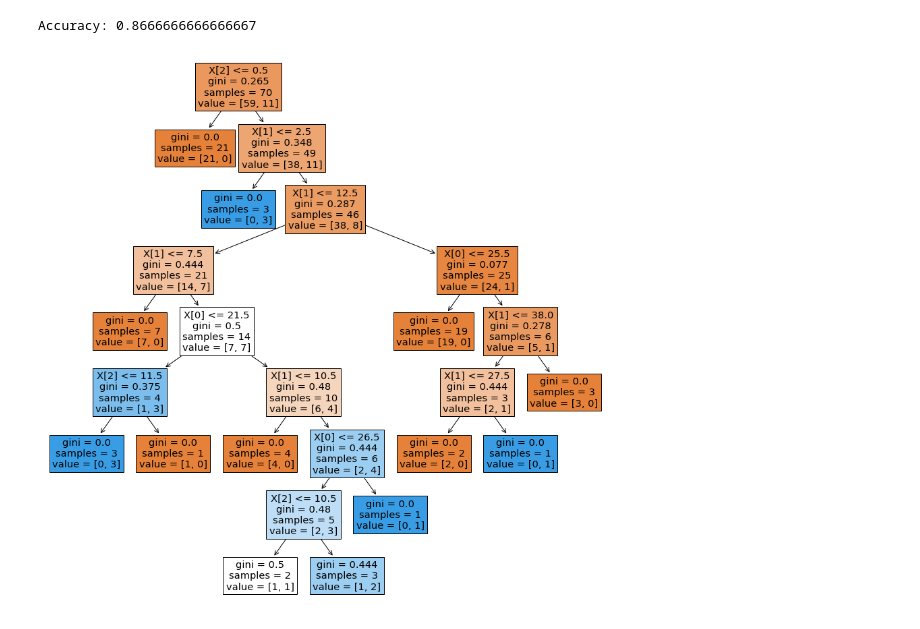
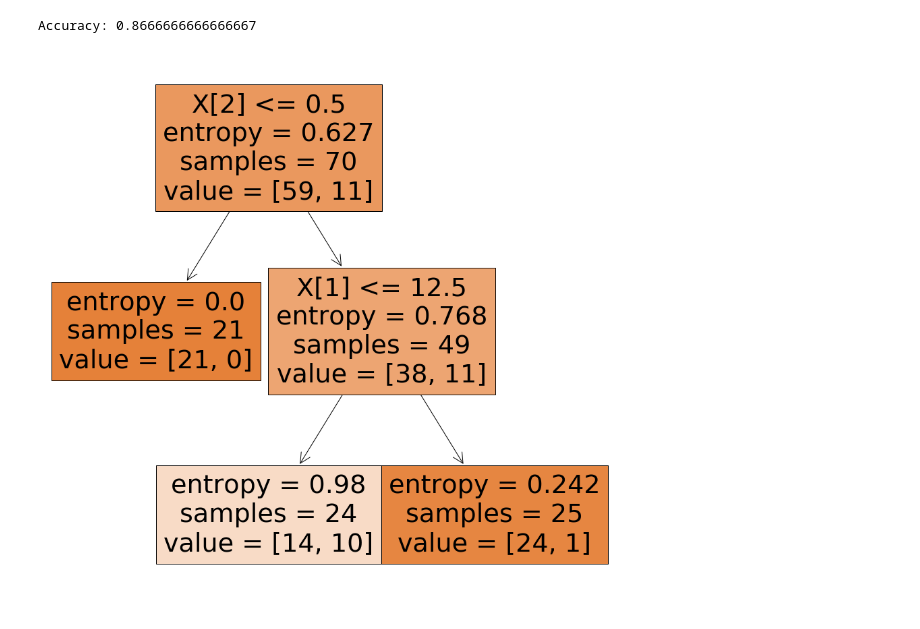
Before and after one commit to francose/maliciousWebSiteAnalysis, a Jupyter notebook: MaliciousWebSiteAnalysis.ipynb, the cells around one changed output. Drawn from its saved outputs; the diff is of its cells as text; code cells hidden in the pictures.

Commit message:
creating DT graphs

```diff
--- a/MaliciousWebSiteAnalysis.ipynb
+++ b/MaliciousWebSiteAnalysis.ipynb
@@ -403,9 +397,9 @@ print("Accuracy:",metrics.accuracy_score(y_test, y_pred))
 Accuracy: 0.8666666666666667
 # %%
 fig, axs = plt.subplots(figsize=(15, 15))
-clf = DecisionTreeClassifier().fit(X_train,y_train)
+clf = DecisionTreeClassifier(criterion="entropy", max_depth=2).fit(X_train,y_train)
 tree.plot_tree(clf, filled=True)
 
 plt.show()
 # %% [output]
-[figure, old version]
+[figure, new version]
```
Also changed, not shown: parts of 2 cells of this notebook.
